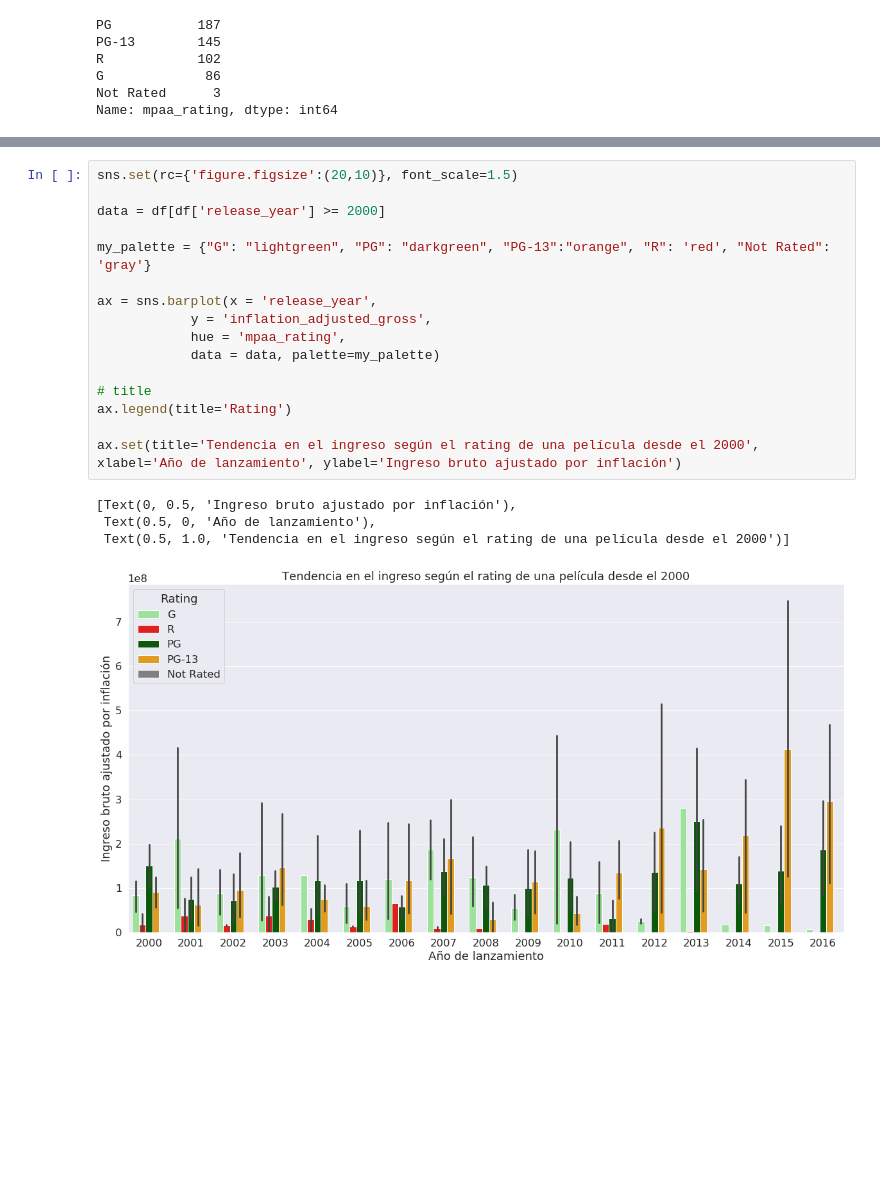
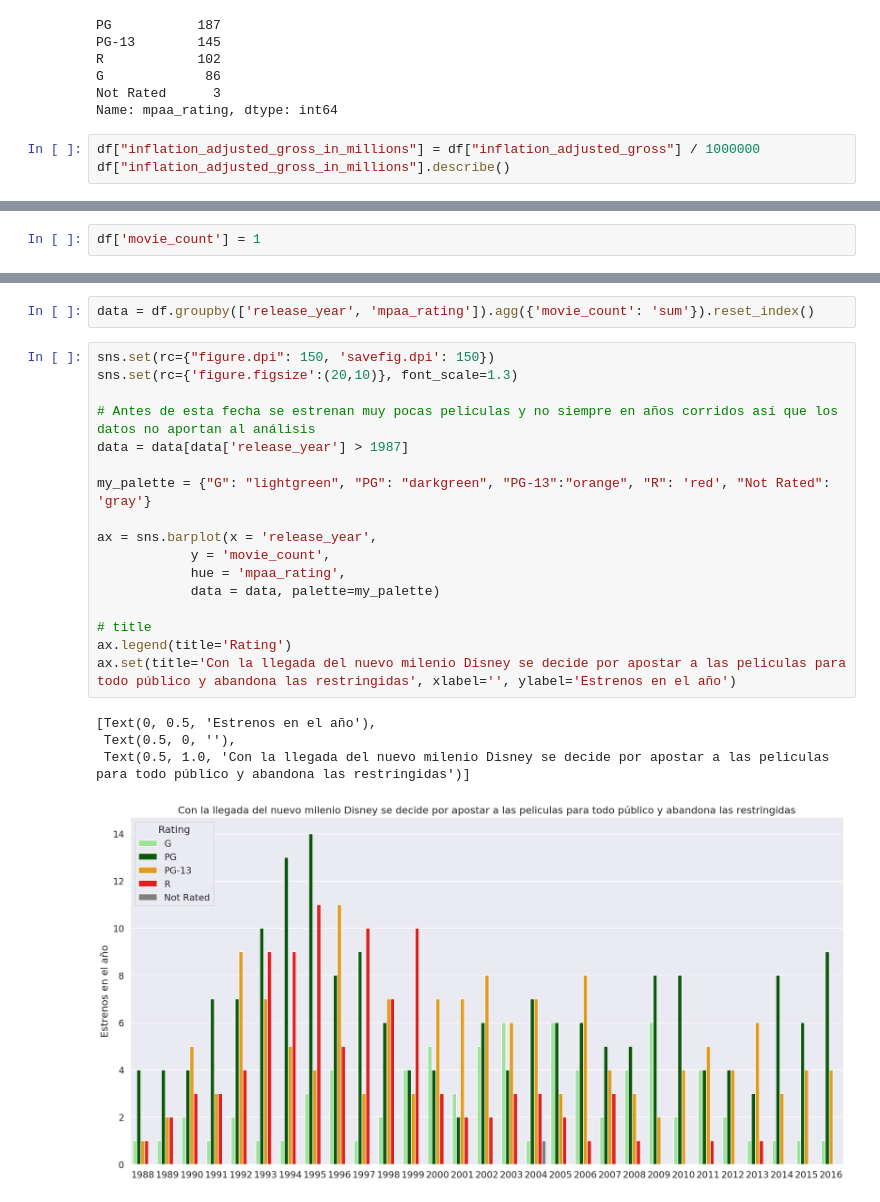
Before and after one commit to shizus/delayed-vicious-cat, a Jupyter notebook: Disney.ipynb, the cells around one changed output, grey strips where cells are left out. Drawn from its saved outputs; the diff is of its cells as text; blank space fills up the shorter version.

```diff
--- a/Disney.ipynb
+++ b/Disney.ipynb
@@ -74,3 +74,6 @@ R            102
 G             86
 Not Rated      3
 Name: mpaa_rating, dtype: int64
+# %%
+df["inflation_adjusted_gross_in_millions"] = df["inflation_adjusted_gross"] / 1000000
+df["inflation_adjusted_gross_in_millions"].describe()
@@ -76,0 +122,2 @@ Name: mpaa_rating, dtype: int64
+# %%
+df['movie_count'] = 1
@@ -77,21 +133,24 @@ Name: mpaa_rating, dtype: int64
+# %%
+data = df.groupby(['release_year', 'mpaa_rating']).agg({'movie_count': 'sum'}).reset_index()
 # %%
-sns.set(rc={'figure.figsize':(20,10)}, font_scale=1.5)
+sns.set(rc={"figure.dpi": 150, 'savefig.dpi': 150})
+sns.set(rc={'figure.figsize':(20,10)}, font_scale=1.3)
 
-data = df[df['release_year'] >= 2000]
+# Antes de esta fecha se estrenan muy pocas peliculas y no siempre en años corridos así que los datos no aportan al análisis
+data = data[data['release_year'] > 1987]
 
 my_palette = {"G": "lightgreen", "PG": "darkgreen", "PG-13":"orange", "R": 'red', "Not Rated": 'gray'}
 
 ax = sns.barplot(x = 'release_year',
-            y = 'inflation_adjusted_gross',
+            y = 'movie_count',
             hue = 'mpaa_rating',
             data = data, palette=my_palette)
 
 # title
 ax.legend(title='Rating')
-
-ax.set(title='Tendencia en el ingreso según el rating de una película desde el 2000', xlabel='Año de lanzamiento', ylabel='Ingreso bruto ajustado por inflación')
+ax.set(title='Con la llegada del nuevo milenio Disney se decide por apostar a las peliculas para todo público y abandona las restringidas', xlabel='', ylabel='Estrenos en el año')
 # %% [output]
-[Text(0, 0.5, 'Ingreso bruto ajustado por inflación'),
- Text(0.5, 0, 'Año de lanzamiento'),
- Text(0.5, 1.0, 'Tendencia en el ingreso según el rating de una película desde el 2000')]
+[Text(0, 0.5, 'Estrenos en el año'),
+ Text(0.5, 0, ''),
+ Text(0.5, 1.0, 'Con la llegada del nuevo milenio Disney se decide por apostar a las peliculas para todo público y abandona las restringidas')]
-[figure, old version]
+[figure, new version]
```
Also changed, not shown: parts of 7 cells of this notebook, 4 other files.
